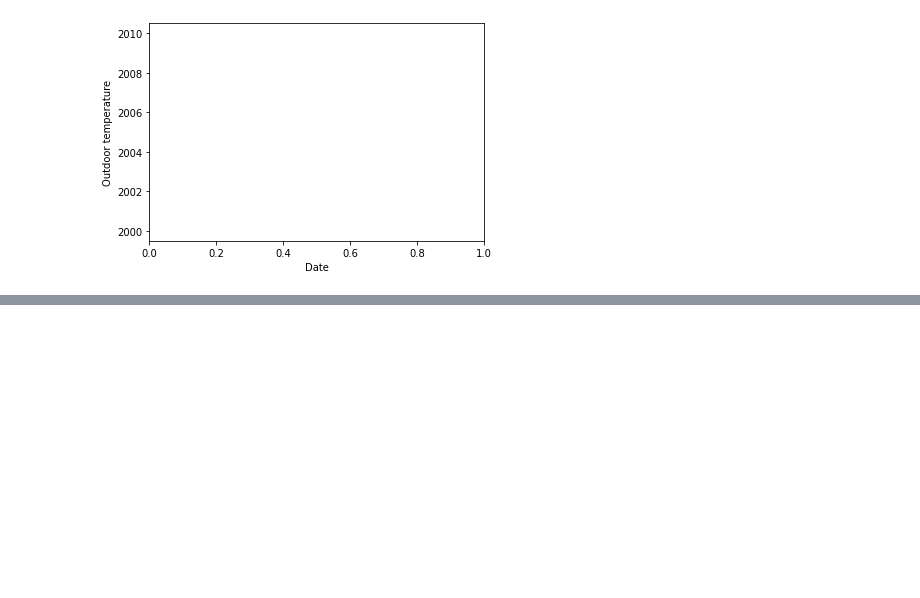
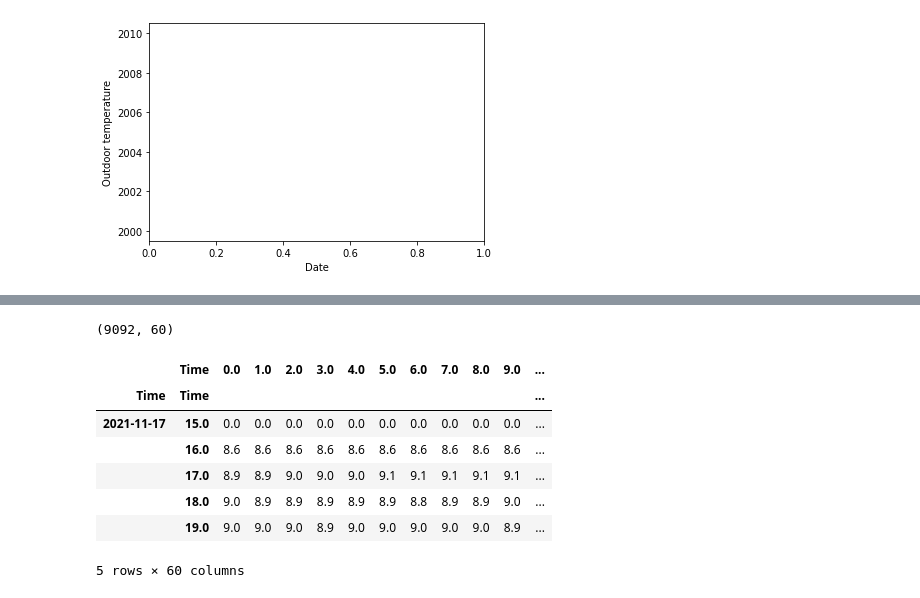
Before and after one commit to AshwinUniyal/ML_Project, a Jupyter notebook: ML_Coursework.ipynb, the cells around one changed output, grey strips where cells are left out. Saved outputs shown, nothing was run; the diff lists cells and outputs as text; code cells hidden in the pictures; blank space fills up the shorter version.

```diff
--- a/ML_Coursework.ipynb
+++ b/ML_Coursework.ipynb
@@ -1590,0 +1614,15 @@ ConversionError: ignored
+# %%
+df_minutes.shape
+# %% [output]
+(9092, 60)
+# %%
+df_minutes.head()
+# %% [output]
+|  | Time | 0.0 | 1.0 | 2.0 | 3.0 | 4.0 | 5.0 | 6.0 | 7.0 | 8.0 | 9.0 | ... |
+| Time | Time |  |  |  |  |  |  |  |  |  |  | ... |
+| 2021-11-17 | 15.0 | 0.0 | 0.0 | 0.0 | 0.0 | 0.0 | 0.0 | 0.0 | 0.0 | 0.0 | 0.0 | ... |
+|  | 16.0 | 8.6 | 8.6 | 8.6 | 8.6 | 8.6 | 8.6 | 8.6 | 8.6 | 8.6 | 8.6 | ... |
+|  | 17.0 | 8.9 | 8.9 | 9.0 | 9.0 | 9.0 | 9.1 | 9.1 | 9.1 | 9.1 | 9.1 | ... |
+|  | 18.0 | 9.0 | 8.9 | 8.9 | 8.9 | 8.9 | 8.9 | 8.8 | 8.9 | 8.9 | 9.0 | ... |
+|  | 19.0 | 9.0 | 9.0 | 9.0 | 8.9 | 9.0 | 9.0 | 9.0 | 9.0 | 9.0 | 8.9 | ... |
+5 rows × 60 columns
```
Also changed, not shown: parts of 5 cells of this notebook.
